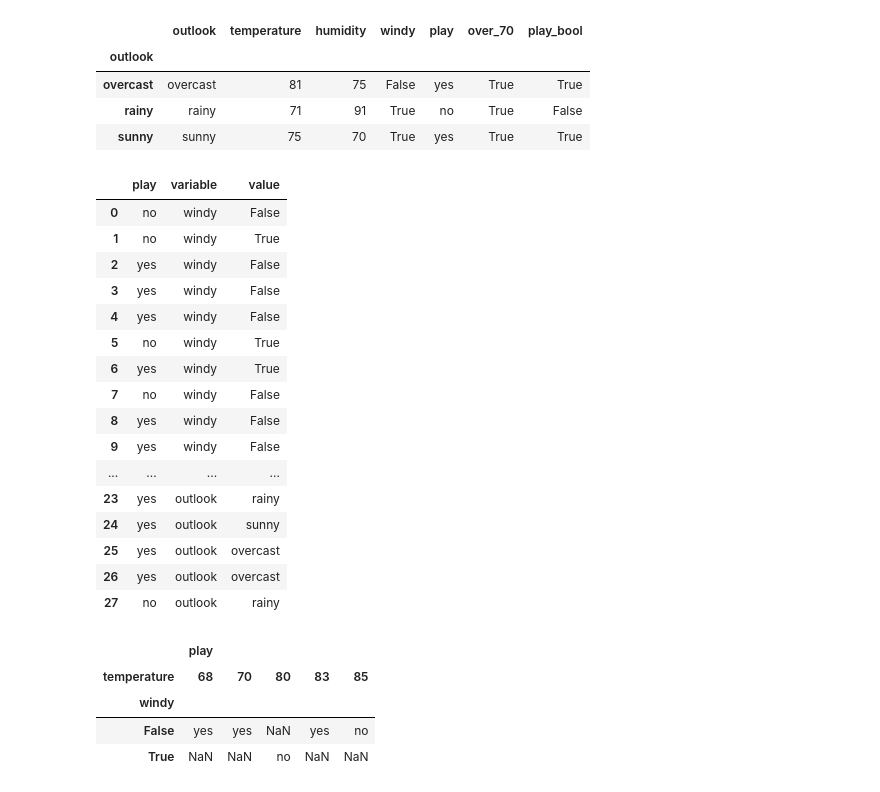
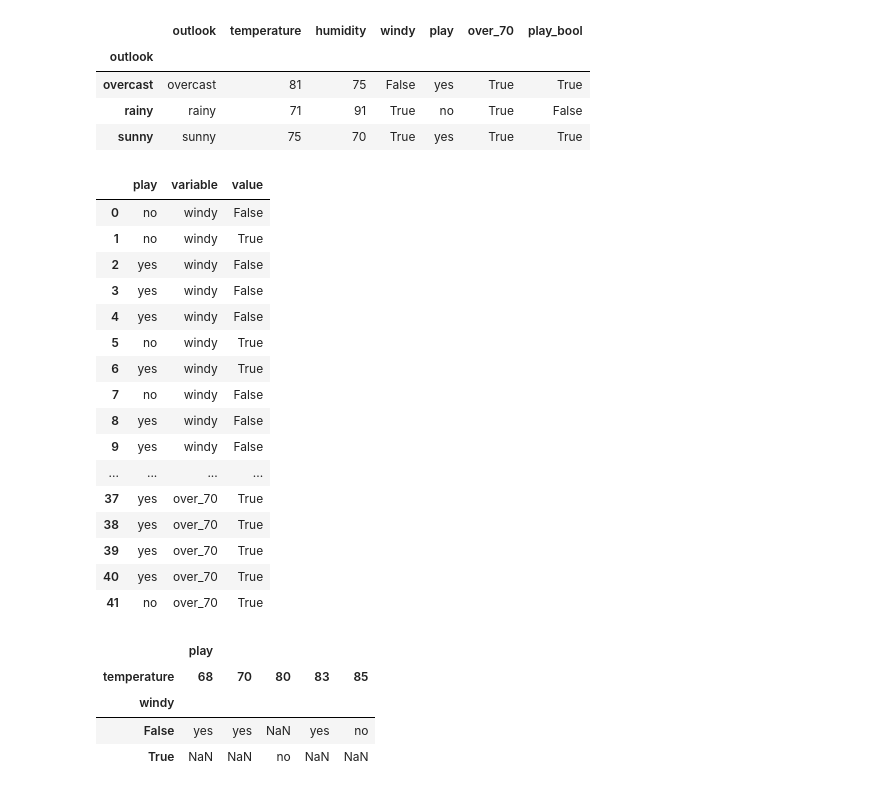
Before and after one commit to michalmokros/IB031, a Jupyter notebook: seminar01/tutorial01.ipynb, the cells around one changed output. Drawn from its saved outputs; the diff is of its cells as text; code cells hidden in the pictures.

```diff
--- a/seminar01/tutorial01.ipynb
+++ b/seminar01/tutorial01.ipynb
@@ -476,26 +507,26 @@ weather.groupby('outlook').apply(lambda group: group.iloc[-1])
 | rainy | rainy | 71 | 91 | True | no | True | False |
 | sunny | sunny | 75 | 70 | True | yes | True | True |
 # %%
-melted_df = weather.melt(id_vars='play', value_vars=['windy', 'outlook'])
+melted_df = weather.melt(id_vars='play', value_vars=['windy', 'outlook', 'over_70'])
 melted_df
 # %% [output]
 |  | play | variable | value |
 | 0 | no | windy | False |
 | 1 | no | windy | True |
 | 2 | yes | windy | False |
 | 3 | yes | windy | False |
 | 4 | yes | windy | False |
 | 5 | no | windy | True |
 | 6 | yes | windy | True |
 | 7 | no | windy | False |
 | 8 | yes | windy | False |
 | 9 | yes | windy | False |
 | ... | ... | ... | ... |
-| 23 | yes | outlook | rainy |
-| 24 | yes | outlook | sunny |
-| 25 | yes | outlook | overcast |
-| 26 | yes | outlook | overcast |
-| 27 | no | outlook | rainy |
+| 37 | yes | over_70 | True |
+| 38 | yes | over_70 | True |
+| 39 | yes | over_70 | True |
+| 40 | yes | over_70 | True |
+| 41 | no | over_70 | True |
 # %%
 weather[:5].pivot(index='windy', columns='temperature', values=['play'])
 # %% [output]
```
Also changed, not shown: parts of 11 cells of this notebook, 1 other file.
